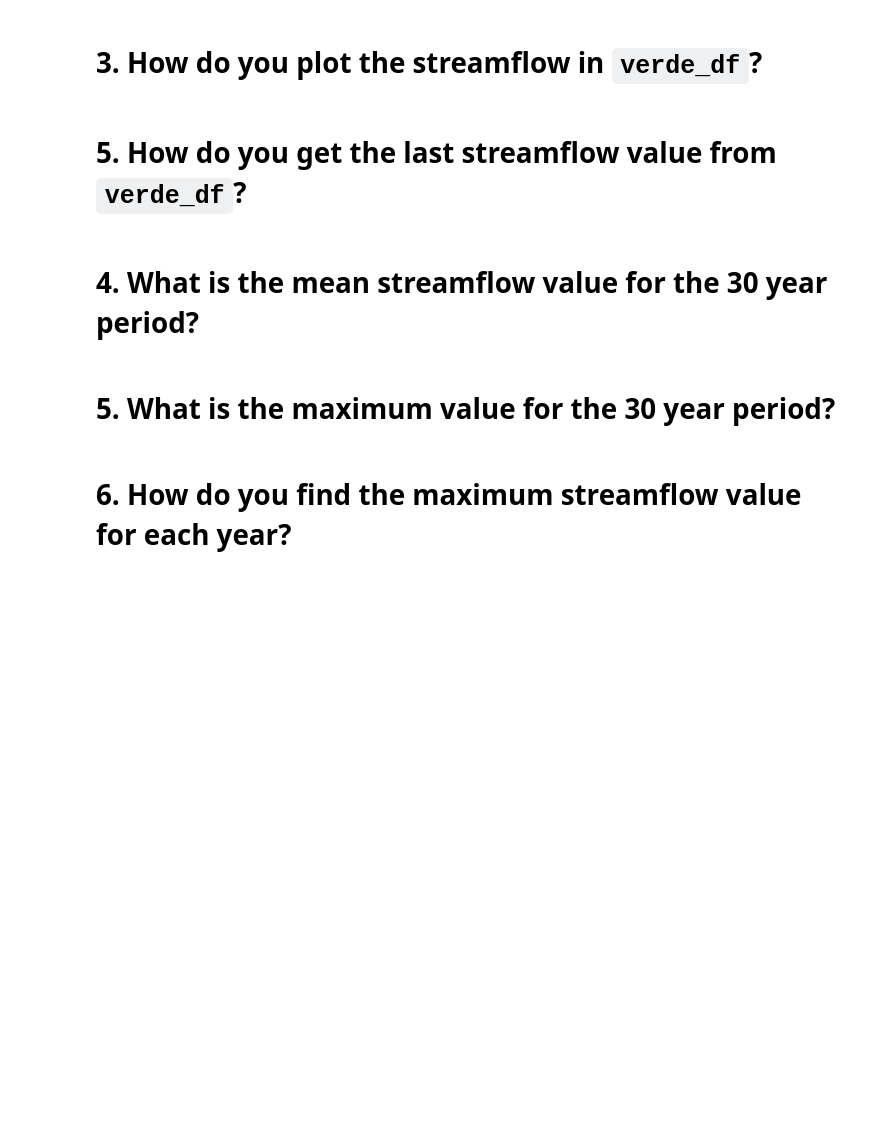
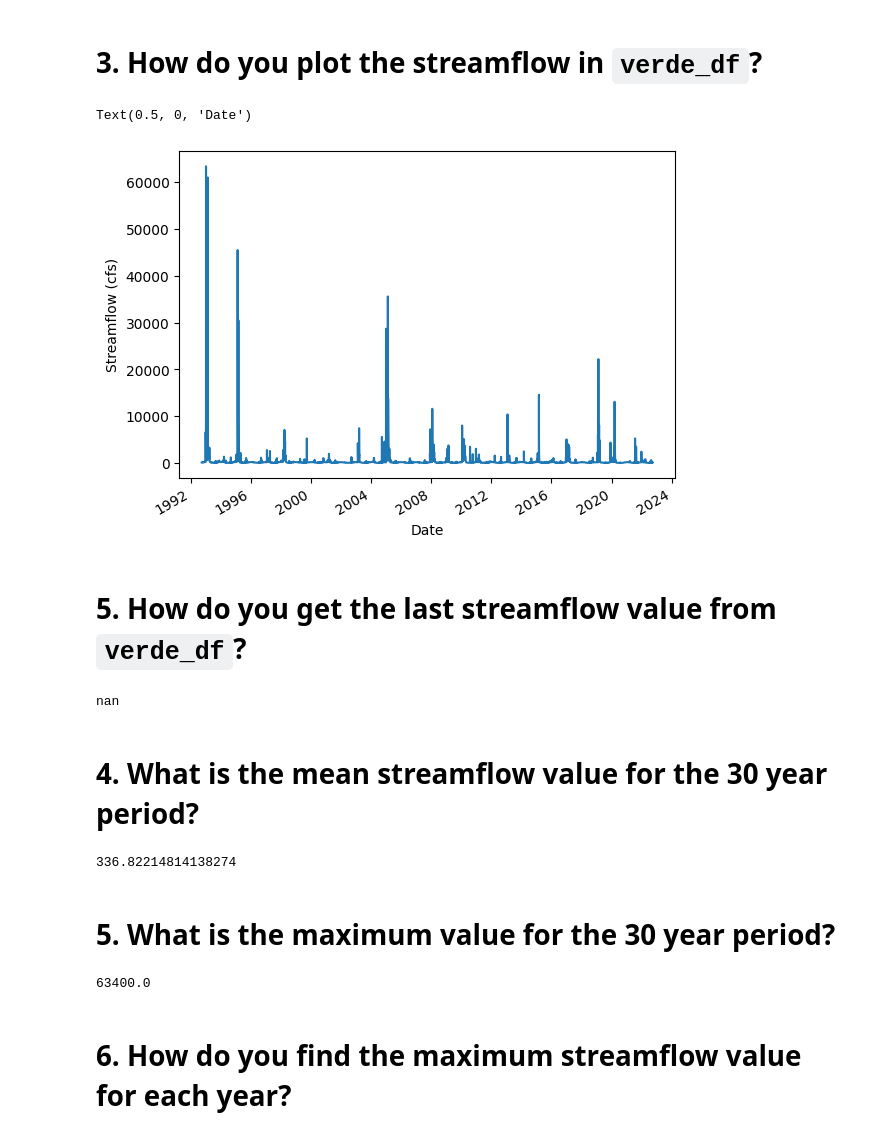
Before and after one commit to HAS-Tools-Fall25/homework_template_ngupta2, a Jupyter notebook: homework_submissions/hw4_pandas_exercises.ipynb, the cells around one changed output. Drawn from its saved outputs; the diff is of its cells as text; code cells hidden in the pictures; blank space fills up the shorter version.

```diff
--- a/homework_submissions/hw4_pandas_exercises.ipynb
+++ b/homework_submissions/hw4_pandas_exercises.ipynb
@@ -86,18 +168,33 @@ verde_df.head()
 # 3. How do you plot the streamflow in `verde_df`?
 # %%
 # TODO: your code here
+verde_df['streamflow'].plot()
+plt.ylabel('Streamflow (cfs)')
+plt.xlabel('Date')
+# %% [output]
+Text(0.5, 0, 'Date')
+[figure, added]
 # %% [markdown]
 # 5. How do you get the last streamflow value from `verde_df`?
 # %%
 # TODO: your code here
+verde_df['streamflow'].iloc[-1].item()
+# %% [output]
+nan
 # %% [markdown]
 # 4. What is the mean streamflow value for the 30 year period?
 # %%
 # TODO: your code here
+verde_df['streamflow'].mean().item()
+# %% [output]
+336.82214814138274
 # %% [markdown]
 # 5. What is the maximum value for the 30 year period?
 # %%
 # TODO: your code here
+verde_df['streamflow'].max().item()
+# %% [output]
+63400.0
 # %% [markdown]
 # 6. How do you find the maximum streamflow value for each year?
 # %%
```
Also changed, not shown: parts of 18 cells of this notebook, 1 other file.
